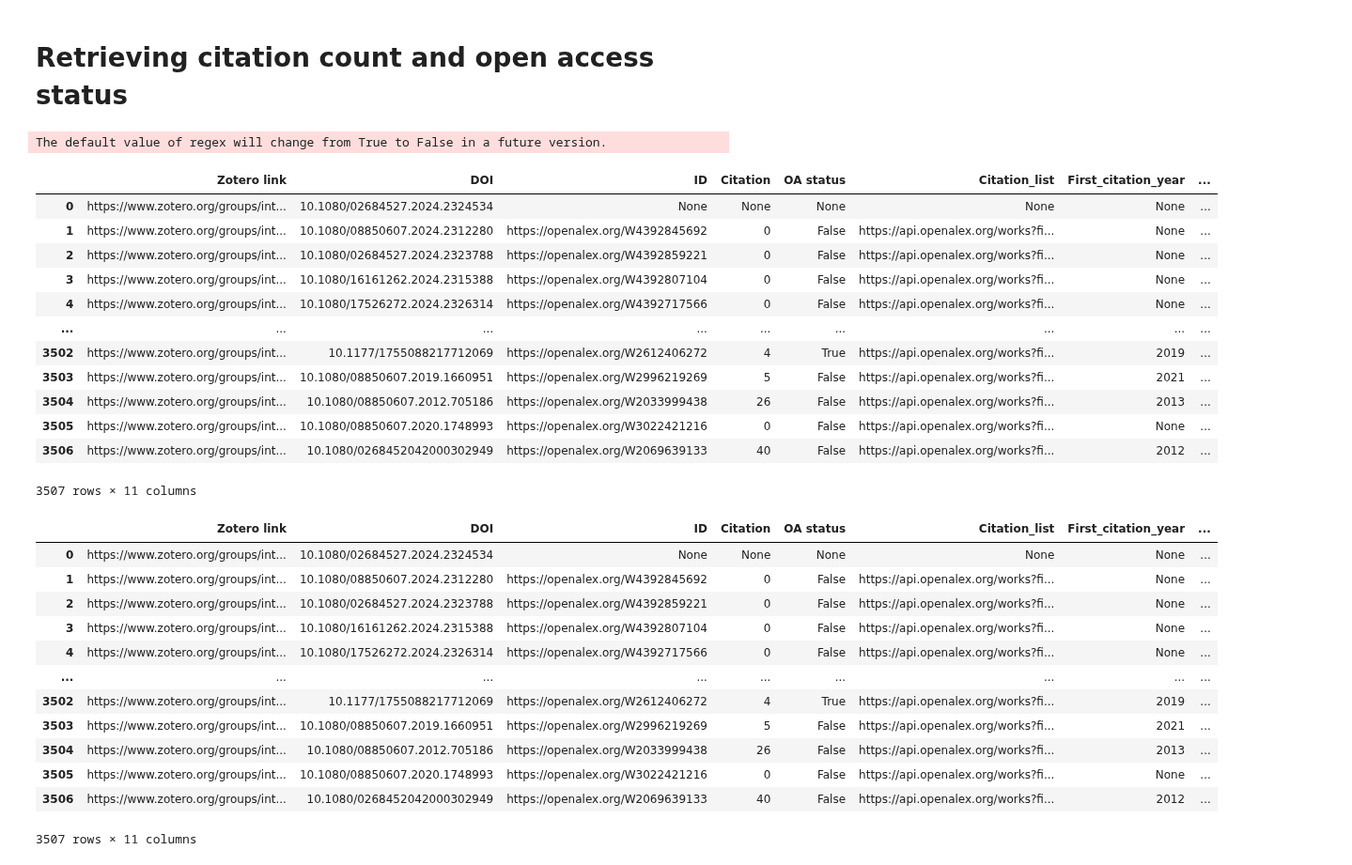
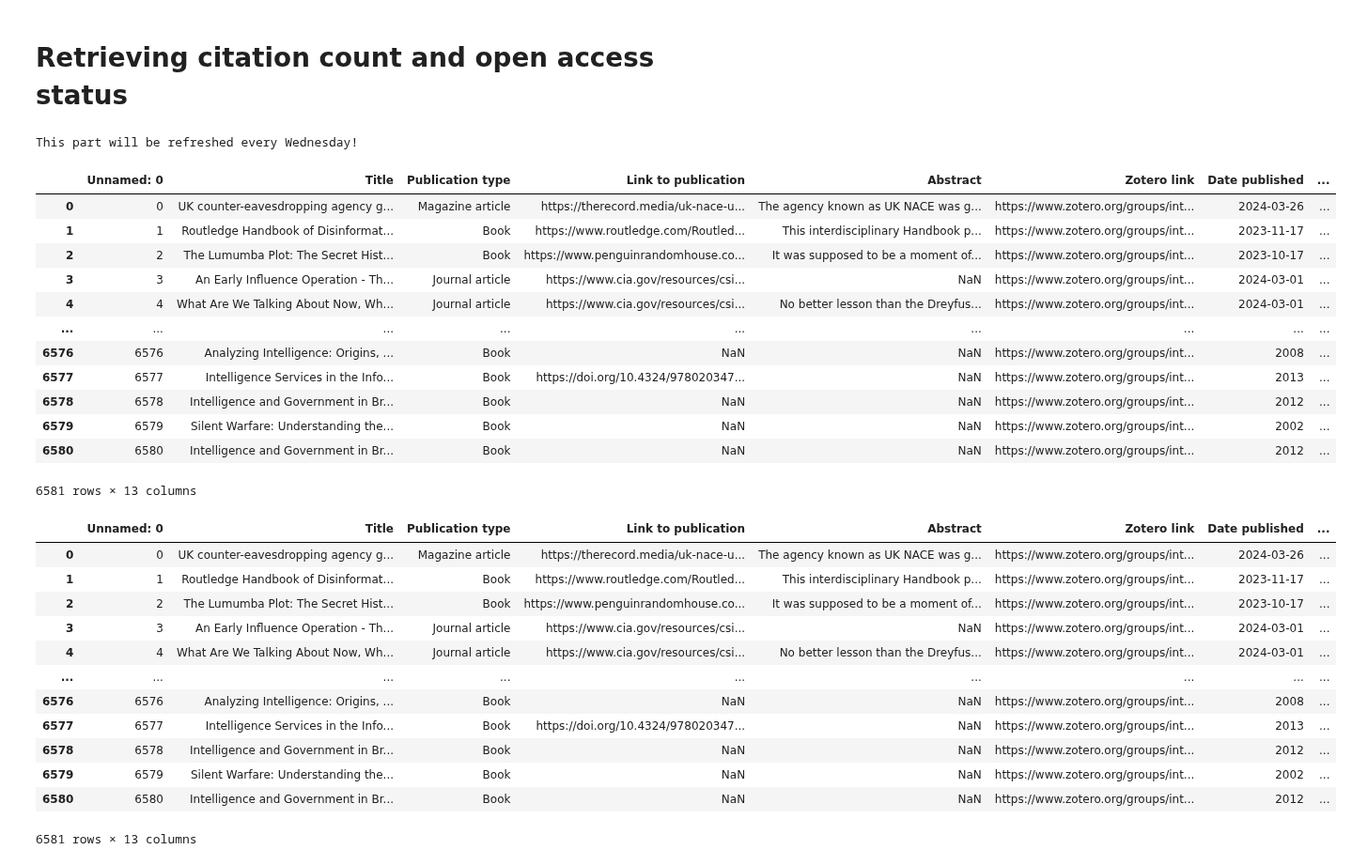
Before and after one commit to yusufaliozkan/zotero-intelligence-bibliography, a Jupyter notebook: all_items.ipynb, the cells around one changed output. Shown at 94% size. Drawn from its saved outputs; the diff is of its cells as text; code cells hidden in the pictures.

```diff
--- a/all_items.ipynb
+++ b/all_items.ipynb
@@ -578,7 +578,7 @@ test
 # Retrieving citation count and open access status
 # %%
 df_doi = pd.read_csv('all_items.csv')
-if datetime.today().weekday() == 4:
+if datetime.today().weekday() == 3:
 
     df_doi = df_doi[['Zotero link', 'DOI']].dropna()
     df_doi = df_doi.drop(df_doi[df_doi['DOI'] == ''].index)
@@ -625,47 +625,47 @@ if datetime.today().weekday() == 4:
     # Iterate over each row in the DataFrame
     for index, row in df_doi.iterrows():
         doi = row['DOI']
         article_metadata = fetch_article_metadata(doi)
         if article_metadata:
             # Update DataFrame with fetched information
             df_doi.at[index, 'ID'] = article_metadata['ID']
             df_doi.at[index, 'Citation'] = article_metadata['Citation']
             df_doi.at[index, 'OA status'] = article_metadata['OA status']
             df_doi.at[index, 'First_citation_year'] = article_metadata['First_citation_year']
             df_doi.at[index, 'Last_citation_year'] = article_metadata['Last_citation_year']
             if 'Citation_list' in article_metadata:
                 df_doi.at[index, 'Citation_list'] = article_metadata['Citation_list']
             else:
                 # Set to None if key is not found
                 df_doi.at[index, 'Citation_list'] = None
             df_doi.at[index, 'Publication_year'] = article_metadata['Publication_year']
             if 'OA_link' in article_metadata:
                 df_doi.at[index, 'OA_link'] = article_metadata['OA_link']
             else:
                 # Set to None if key is not found
                 df_doi.at[index, 'OA_link'] = None
 
     # Calculate the difference between First_citation_year and Publication_year
     df_doi['Year_difference'] = df_doi['First_citation_year'] - df_doi['Publication_year']
     df_doi.to_csv('citations.csv')
 else:
     print('This part will be refreshed every Wednesday!')
 df_doi
 # %% [output]
-The default value of regex will change from True to False in a future version.
+This part will be refreshed every Wednesday!
-|  | Zotero link | DOI | ID | Citation | OA status | Citation_list | First_citation_year | ... |
-| 0 | https://www.zotero.org/groups/int... | 10.1080/02684527.2024.2324534 | None | None | None | None | None | ... |
-| 1 | https://www.zotero.org/groups/int... | 10.1080/08850607.2024.2312280 | https://openalex.org/W4392845692 | 0 | False | https://api.openalex.org/works?fi... | None | ... |
-| 2 | https://www.zotero.org/groups/int... | 10.1080/02684527.2024.2323788 | https://openalex.org/W4392859221 | 0 | False | https://api.openalex.org/works?fi... | None | ... |
-| 3 | https://www.zotero.org/groups/int... | 10.1080/16161262.2024.2315388 | https://openalex.org/W4392807104 | 0 | False | https://api.openalex.org/works?fi... | None | ... |
-| 4 | https://www.zotero.org/groups/int... | 10.1080/17526272.2024.2326314 | https://openalex.org/W4392717566 | 0 | False | https://api.openalex.org/works?fi... | None | ... |
+|  | Unnamed: 0 | Title | Publication type | Link to publication | Abstract | Zotero link | Date published | ... |
+| 0 | 0 | UK counter-eavesdropping agency g... | Magazine article | https://therecord.media/uk-nace-u... | The agency known as UK NACE was g... | https://www.zotero.org/groups/int... | 2024-03-26 | ... |
+| 1 | 1 | Routledge Handbook of Disinformat... | Book | https://www.routledge.com/Routled... | This interdisciplinary Handbook p... | https://www.zotero.org/groups/int... | 2023-11-17 | ... |
+| 2 | 2 | The Lumumba Plot: The Secret Hist... | Book | https://www.penguinrandomhouse.co... | It was supposed to be a moment of... | https://www.zotero.org/groups/int... | 2023-10-17 | ... |
+| 3 | 3 | An Early Influence Operation - Th... | Journal article | https://www.cia.gov/resources/csi... | NaN | https://www.zotero.org/groups/int... | 2024-03-01 | ... |
+| 4 | 4 | What Are We Talking About Now, Wh... | Journal article | https://www.cia.gov/resources/csi... | No better lesson than the Dreyfus... | https://www.zotero.org/groups/int... | 2024-03-01 | ... |
 | ... | ... | ... | ... | ... | ... | ... | ... | ... |
-| 3502 | https://www.zotero.org/groups/int... | 10.1177/1755088217712069 | https://openalex.org/W2612406272 | 4 | True | https://api.openalex.org/works?fi... | 2019 | ... |
-| 3503 | https://www.zotero.org/groups/int... | 10.1080/08850607.2019.1660951 | https://openalex.org/W2996219269 | 5 | False | https://api.openalex.org/works?fi... | 2021 | ... |
-| 3504 | https://www.zotero.org/groups/int... | 10.1080/08850607.2012.705186 | https://openalex.org/W2033999438 | 26 | False | https://api.openalex.org/works?fi... | 2013 | ... |
-| 3505 | https://www.zotero.org/groups/int... | 10.1080/08850607.2020.1748993 | https://openalex.org/W3022421216 | 0 | False | https://api.openalex.org/works?fi... | None | ... |
-| 3506 | https://www.zotero.org/groups/int... | 10.1080/0268452042000302949 | https://openalex.org/W2069639133 | 40 | False | https://api.openalex.org/works?fi... | 2012 | ... |
+| 6576 | 6576 | Analyzing Intelligence: Origins, ... | Book | NaN | NaN | https://www.zotero.org/groups/int... | 2008 | ... |
+| 6577 | 6577 | Intelligence Services in the Info... | Book | https://doi.org/10.4324/978020347... | NaN | https://www.zotero.org/groups/int... | 2013 | ... |
+| 6578 | 6578 | Intelligence and Government in Br... | Book | NaN | NaN | https://www.zotero.org/groups/int... | 2012 | ... |
+| 6579 | 6579 | Silent Warfare: Understanding the... | Book | NaN | NaN | https://www.zotero.org/groups/int... | 2002 | ... |
+| 6580 | 6580 | Intelligence and Government in Br... | Book | NaN | NaN | https://www.zotero.org/groups/int... | 2012 | ... |
-3507 rows × 11 columns
+6581 rows × 13 columns
 # %%
 # ## Remove after the first successful retrieval 2024-02-18
 
@@ -781,19 +781,19 @@ The default value of regex will change from True to False in a future version.
 # %%
 df_doi
 # %% [output]
-|  | Zotero link | DOI | ID | Citation | OA status | Citation_list | First_citation_year | ... |
-| 0 | https://www.zotero.org/groups/int... | 10.1080/02684527.2024.2324534 | None | None | None | None | None | ... |
-| 1 | https://www.zotero.org/groups/int... | 10.1080/08850607.2024.2312280 | https://openalex.org/W4392845692 | 0 | False | https://api.openalex.org/works?fi... | None | ... |
-| 2 | https://www.zotero.org/groups/int... | 10.1080/02684527.2024.2323788 | https://openalex.org/W4392859221 | 0 | False | https://api.openalex.org/works?fi... | None | ... |
-| 3 | https://www.zotero.org/groups/int... | 10.1080/16161262.2024.2315388 | https://openalex.org/W4392807104 | 0 | False | https://api.openalex.org/works?fi... | None | ... |
-| 4 | https://www.zotero.org/groups/int... | 10.1080/17526272.2024.2326314 | https://openalex.org/W4392717566 | 0 | False | https://api.openalex.org/works?fi... | None | ... |
+|  | Unnamed: 0 | Title | Publication type | Link to publication | Abstract | Zotero link | Date published | ... |
+| 0 | 0 | UK counter-eavesdropping agency g... | Magazine article | https://therecord.media/uk-nace-u... | The agency known as UK NACE was g... | https://www.zotero.org/groups/int... | 2024-03-26 | ... |
+| 1 | 1 | Routledge Handbook of Disinformat... | Book | https://www.routledge.com/Routled... | This interdisciplinary Handbook p... | https://www.zotero.org/groups/int... | 2023-11-17 | ... |
+| 2 | 2 | The Lumumba Plot: The Secret Hist... | Book | https://www.penguinrandomhouse.co... | It was supposed to be a moment of... | https://www.zotero.org/groups/int... | 2023-10-17 | ... |
+| 3 | 3 | An Early Influence Operation - Th... | Journal article | https://www.cia.gov/resources/csi... | NaN | https://www.zotero.org/groups/int... | 2024-03-01 | ... |
+| 4 | 4 | What Are We Talking About Now, Wh... | Journal article | https://www.cia.gov/resources/csi... | No better lesson than the Dreyfus... | https://www.zotero.org/groups/int... | 2024-03-01 | ... |
 | ... | ... | ... | ... | ... | ... | ... | ... | ... |
-| 3502 | https://www.zotero.org/groups/int... | 10.1177/1755088217712069 | https://openalex.org/W2612406272 | 4 | True | https://api.openalex.org/works?fi... | 2019 | ... |
-| 3503 | https://www.zotero.org/groups/int... | 10.1080/08850607.2019.1660951 | https://openalex.org/W2996219269 | 5 | False | https://api.openalex.org/works?fi... | 2021 | ... |
-| 3504 | https://www.zotero.org/groups/int... | 10.1080/08850607.2012.705186 | https://openalex.org/W2033999438 | 26 | False | https://api.openalex.org/works?fi... | 2013 | ... |
-| 3505 | https://www.zotero.org/groups/int... | 10.1080/08850607.2020.1748993 | https://openalex.org/W3022421216 | 0 | False | https://api.openalex.org/works?fi... | None | ... |
-| 3506 | https://www.zotero.org/groups/int... | 10.1080/0268452042000302949 | https://openalex.org/W2069639133 | 40 | False | https://api.openalex.org/works?fi... | 2012 | ... |
+| 6576 | 6576 | Analyzing Intelligence: Origins, ... | Book | NaN | NaN | https://www.zotero.org/groups/int... | 2008 | ... |
+| 6577 | 6577 | Intelligence Services in the Info... | Book | https://doi.org/10.4324/978020347... | NaN | https://www.zotero.org/groups/int... | 2013 | ... |
+| 6578 | 6578 | Intelligence and Government in Br... | Book | NaN | NaN | https://www.zotero.org/groups/int... | 2012 | ... |
+| 6579 | 6579 | Silent Warfare: Understanding the... | Book | NaN | NaN | https://www.zotero.org/groups/int... | 2002 | ... |
+| 6580 | 6580 | Intelligence and Government in Br... | Book | NaN | NaN | https://www.zotero.org/groups/int... | 2012 | ... |
-3507 rows × 11 columns
+6581 rows × 13 columns
 # %%
 df_doi_2 = pd.read_csv('citations.csv', usecols=lambda column: column != 'Unnamed: 0')
 df_doi_2
```
Also changed, not shown: parts of 9 cells of this notebook, 7 other files.
